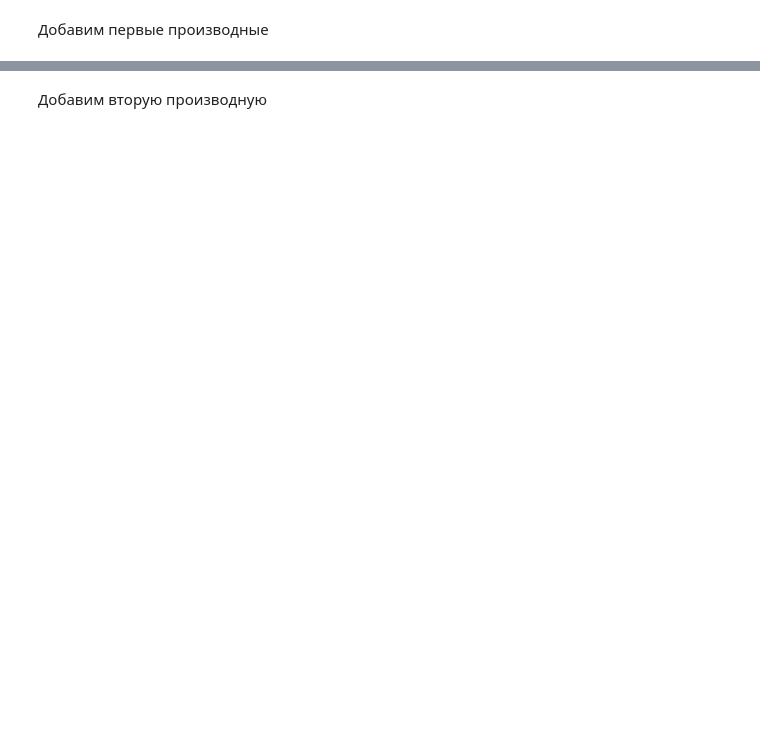
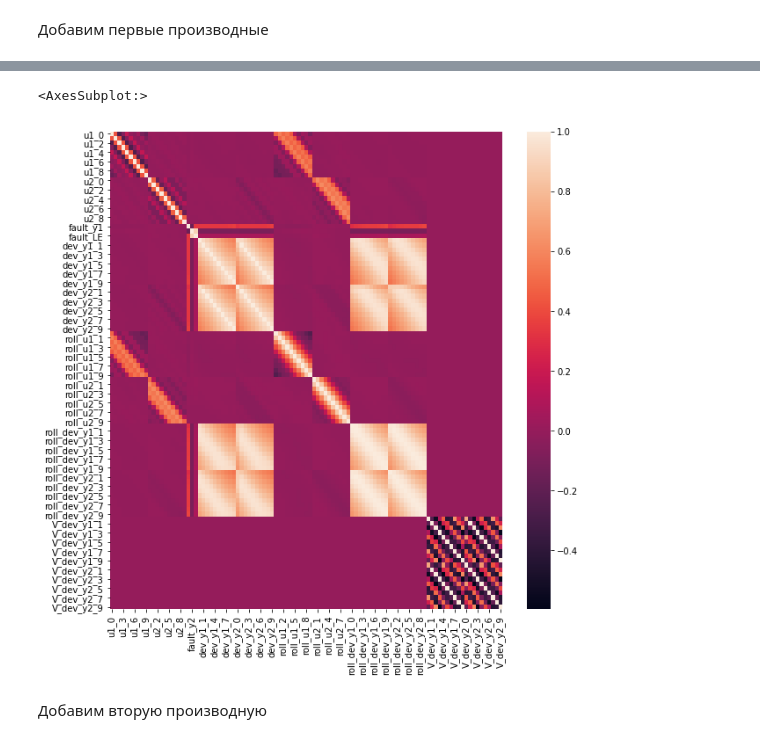
Before and after one commit to AlexeyMarg/Advanced_ML_ITMO_course, a Jupyter notebook: homework/homework1.ipynb, the cells around one changed output, grey strips where cells are left out. Saved outputs shown, nothing was run; the diff lists cells and outputs as text; code cells hidden in the pictures; blank space fills up the shorter version.

```diff
--- a/homework/homework1.ipynb
+++ b/homework/homework1.ipynb
@@ -407,3 +412,9 @@ Index(['u1_0', 'u1_1', 'u1_2', 'u1_3', 'u1_4', 'u1_5', 'u1_6', 'u1_7', 'u1_8',
+# %%
+fig, ax = plt.subplots(figsize=(10,10))
+sns.heatmap(df_fe.corr())
+# %% [output]
+<AxesSubplot:>
+[figure, added]
 # %% [markdown]
 Добавим вторую производную
 # %%
```
Also changed, not shown: parts of 5 cells of this notebook.
